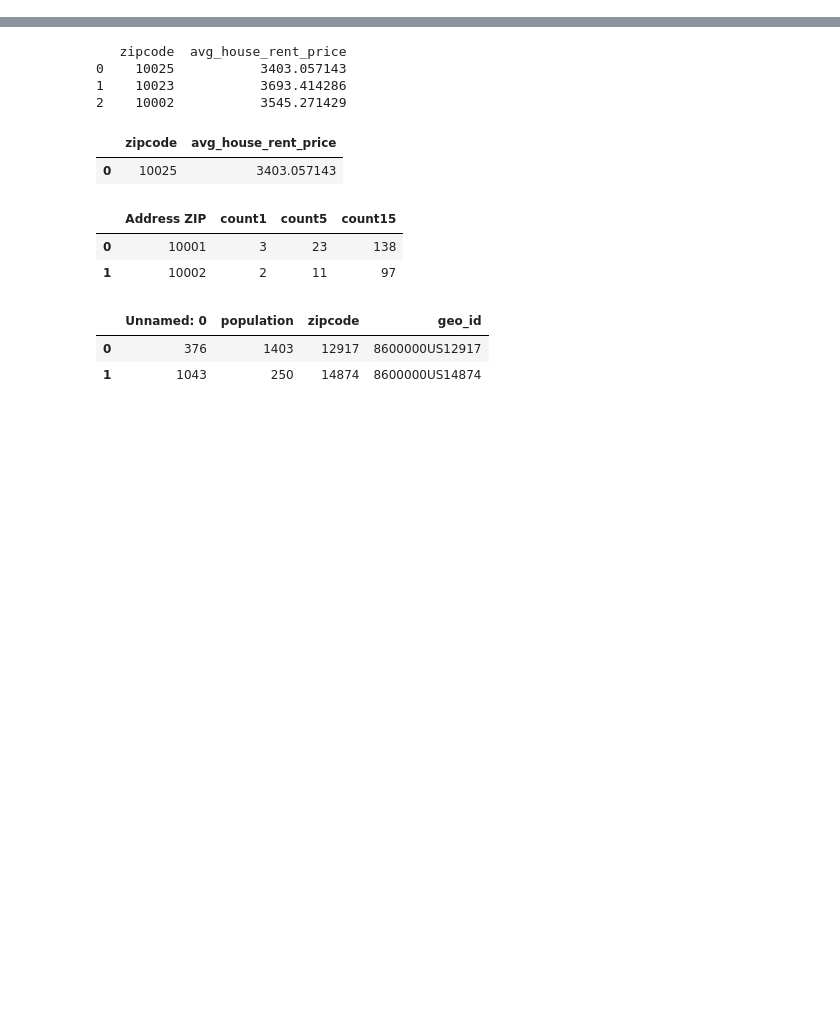
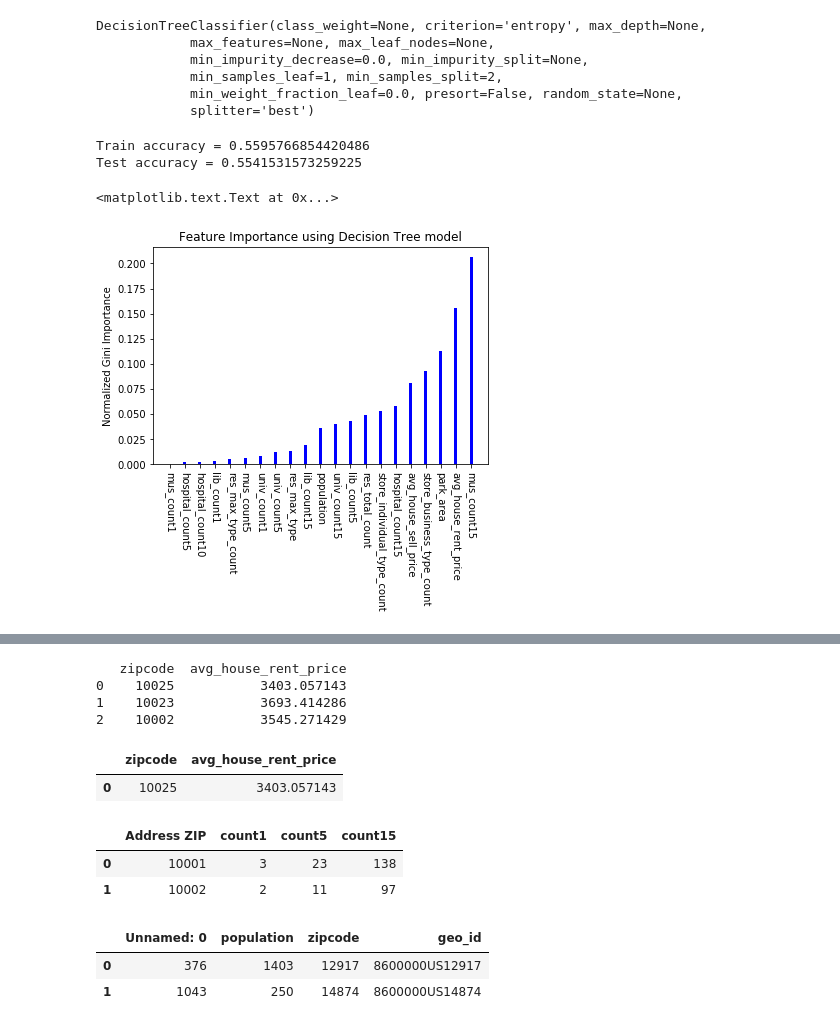
Before and after one commit to Dwan9/DataScience_CriTyp_City, a Jupyter notebook: main.ipynb, the cells around one changed output, grey strips where cells are left out. Drawn from its saved outputs; the diff is of its cells as text; code cells hidden in the pictures; blank space fills up the shorter version.

```diff
--- a/main.ipynb
+++ b/main.ipynb
@@ -7,0 +108,39 @@ warnings.filterwarnings("ignore")
+# %%
+# use decision tree to train data
+clf = DecisionTreeClassifier(criterion='entropy')
+X_train, X_test = train_df.drop(irrelevant_labels, axis='columns'), test_df.drop(irrelevant_labels, axis='columns')
+y_train, y_test = train_df[y_labels], test_df[y_labels]
+clf.fit(X_train, y_train)
+# %% [output]
+DecisionTreeClassifier(class_weight=None, criterion='entropy', max_depth=None,
+            max_features=None, max_leaf_nodes=None,
+            min_impurity_decrease=0.0, min_impurity_split=None,
+            min_samples_leaf=1, min_samples_split=2,
+            min_weight_fraction_leaf=0.0, presort=False, random_state=None,
+            splitter='best')
+# %%
+# predict result and get accuracy
+train_predict = clf.predict(X_train)
+test_predict = clf.predict(X_test)
+train_accuracy = metrics.accuracy_score(train_predict, y_train)
+test_accuracy = metrics.accuracy_score(test_predict, y_test)
+
+print('Train accuracy = {}\nTest accuracy = {}'.format(train_accuracy, test_accuracy))
+# %% [output]
+Train accuracy = 0.5595766854420486
+Test accuracy = 0.5541531573259225
+# %%
+# extract the importance of each column and sort them according to importance value
+new_df = pd.DataFrame({'importance':clf.feature_importances_, 'feature':X_train.columns.values})
+new_df.sort_values('importance', axis = 0, inplace = True)
+
+# draw the importance graph
+fig, ax = plt.subplots()
+ax.bar(np.arange(len(new_df['importance'].values)), new_df['importance'].values, width = 0.2, color='b')
+ax.set_xticks(np.arange(len(new_df['importance'].values)))
+ax.set_xticklabels(new_df['feature'].values, rotation=-90)
+plt.title('Feature Importance using Decision Tree model')
+ax.set_ylabel('Normalized Gini Importance')
+# %% [output]
+<matplotlib.text.Text at 0x...>
+[figure, added]
```
Also changed, not shown: parts of 37 cells of this notebook.
